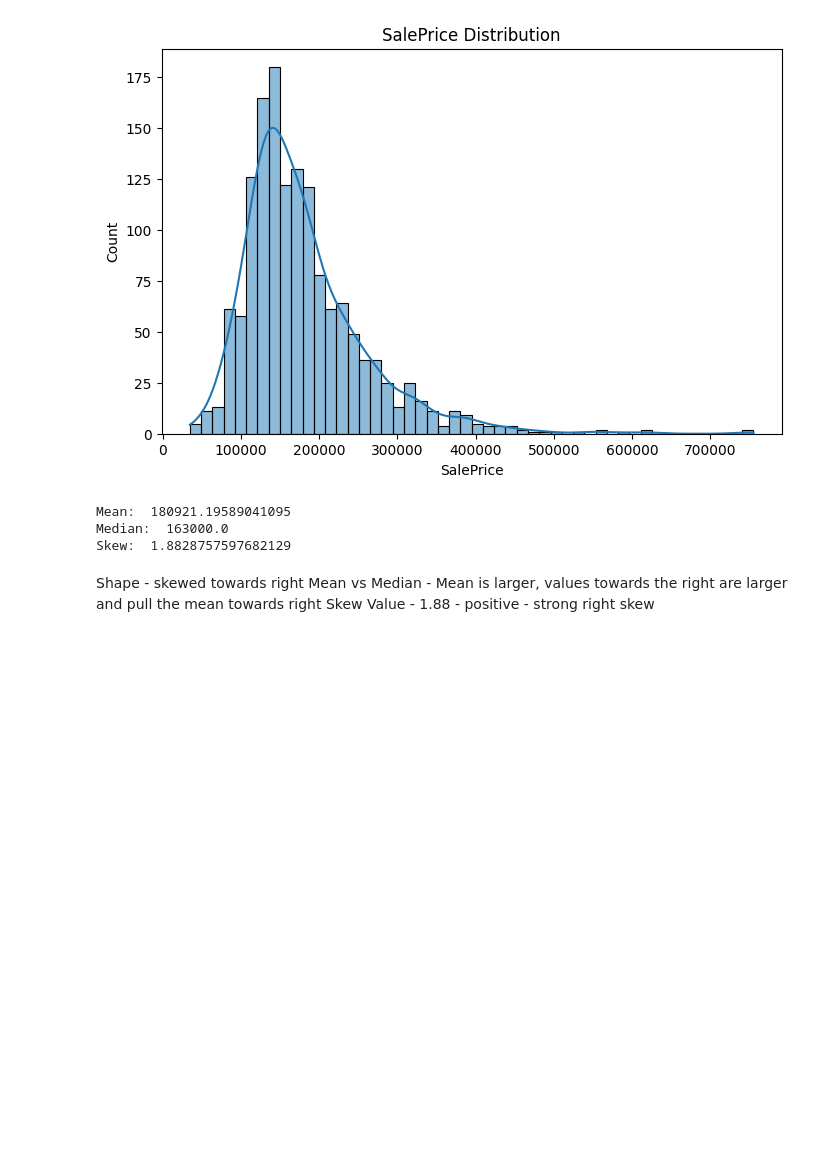
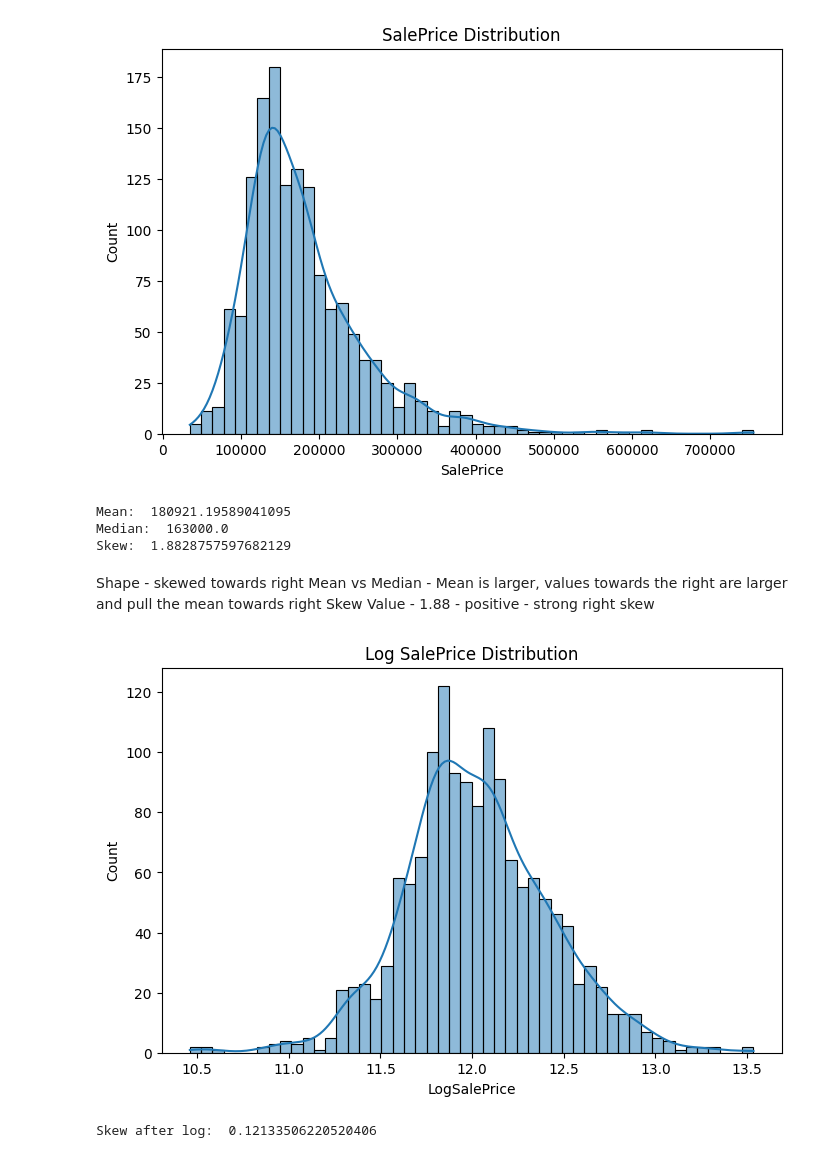
Before and after one commit to anucherlapally/HousePricesML, a Jupyter notebook: notebooks/1_1_conditional_prob.ipynb, the cells around one changed output. Saved outputs shown, nothing was run; the diff lists cells and outputs as text; code cells hidden in the pictures; blank space fills up the shorter version.

```diff
--- a/notebooks/1_1_conditional_prob.ipynb
+++ b/notebooks/1_1_conditional_prob.ipynb
@@ -56,3 +57,15 @@ Skew:  1.8828757597682129
 Shape - skewed towards right
 Mean vs Median - Mean is larger, values towards the right are larger and pull the mean towards right
 Skew Value - 1.88 - positive - strong right skew
+# %%
+df["LogSalePrice"] = np.log(df['SalePrice'])
+
+plt.figure(figsize=(8,5))
+plt.title('Log SalePrice Distribution')
+sns.histplot(df['LogSalePrice'], bins=50, kde=True)
+plt.show()
+
+print("Skew after log: ", df["LogSalePrice"].skew())
+# %% [output]
+[figure, added]
+Skew after log:  0.12133506220520406
```
Also changed, not shown: parts of 15 cells of this notebook.
